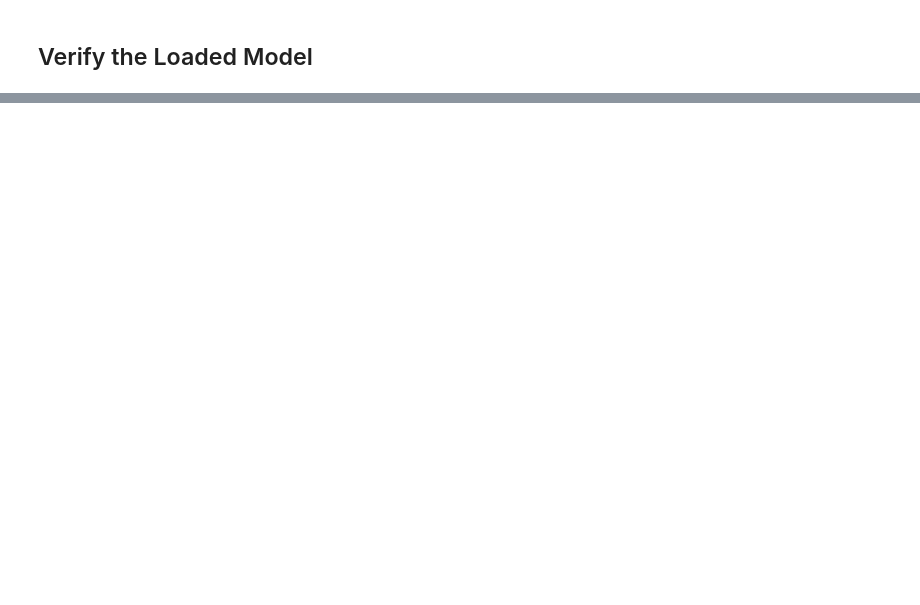
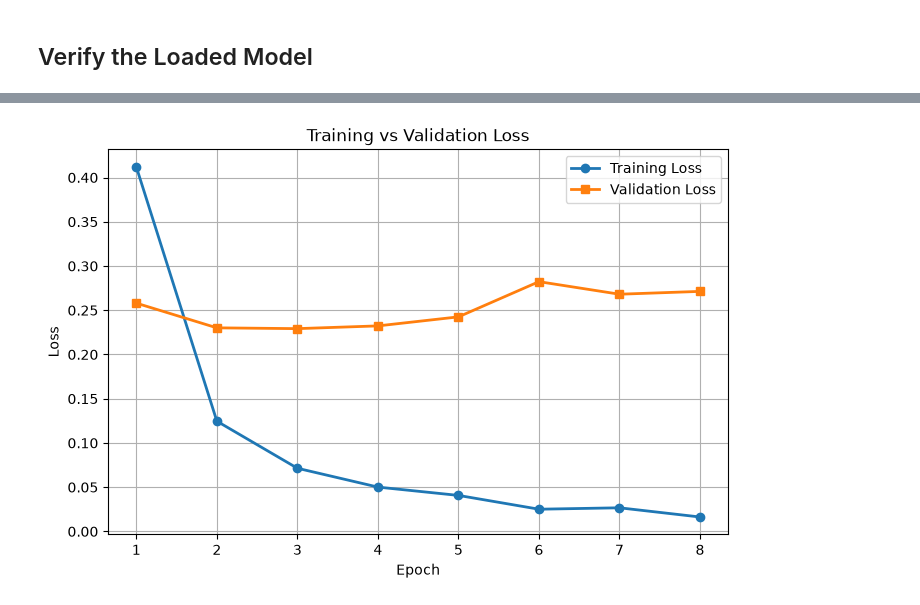
Before and after one commit to ManojDursoju/brain-tumor-ai-platform, a Jupyter notebook: notebooks/04_model_evaluation.ipynb, the cells around one changed output, grey strips where cells are left out. Drawn from its saved outputs; the diff is of its cells as text; code cells hidden in the pictures; blank space fills up the shorter version.

```diff
--- a/notebooks/04_model_evaluation.ipynb
+++ b/notebooks/04_model_evaluation.ipynb
@@ -57,0 +543,20 @@ print(f"Model Path         : {MODEL_PATH}")
+# %%
+plt.figure(figsize=(8,5))
+
+plt.plot(train_losses, marker="o", linewidth=2, label="Training Loss")
+plt.plot(val_losses, marker="s", linewidth=2, label="Validation Loss")
+
+plt.title("Training vs Validation Loss")
+plt.xlabel("Epoch")
+plt.ylabel("Loss")
+
+plt.xticks(range(len(train_losses)), range(1, len(train_losses)+1))
+
+plt.grid(True)
+plt.legend()
+
+plt.savefig(REPORTS_DIR / "loss_curve.png", dpi=300, bbox_inches="tight")
+
+plt.show()
+# %% [output]
+[figure, added]
```
Also changed, not shown: parts of 39 cells of this notebook, 40 other files.
